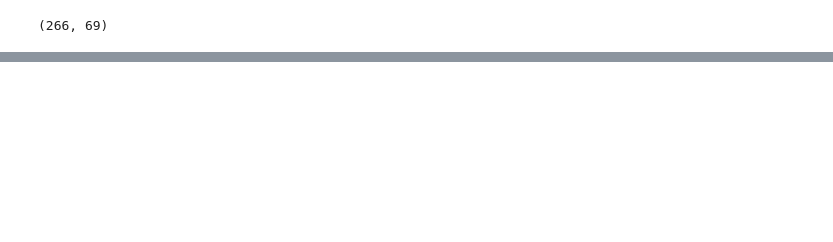
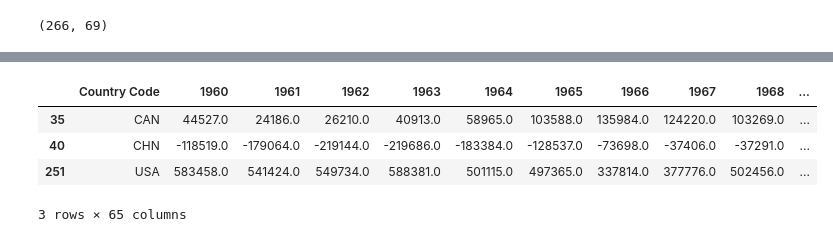
Before and after one commit to Maquililo/prueba-reclutamiento-python, a Jupyter notebook: notebook.ipynb, the cells around one changed output, grey strips where cells are left out. Cells and saved outputs as stored; diff of their text form; code cells hidden in the pictures; blank space fills up the shorter version.

```diff
--- a/notebook.ipynb
+++ b/notebook.ipynb
@@ -14,0 +17,3 @@ fatal: destination path 'prueba-reclutamiento-python' already exists and is not
+# %%
+def load_csv(file_name, skiprows = 4):
+    return pd.read_csv('/content/prueba-reclutamiento-python/DATASETS/' + file_name, skiprows = skiprows)
@@ -222,0 +192,8 @@ get_info(migneta['Indicator Code'])
+# %%
+mig
+# %% [output]
+|  | Country Code | 1960 | 1961 | 1962 | 1963 | 1964 | 1965 | 1966 | 1967 | 1968 | ... |
+| 35 | CAN | 44527.0 | 24186.0 | 26210.0 | 40913.0 | 58965.0 | 103588.0 | 135984.0 | 124220.0 | 103269.0 | ... |
+| 40 | CHN | -118519.0 | -179064.0 | -219144.0 | -219686.0 | -183384.0 | -128537.0 | -73698.0 | -37406.0 | -37291.0 | ... |
+| 251 | USA | 583458.0 | 541424.0 | 549734.0 | 588381.0 | 501115.0 | 497365.0 | 337814.0 | 377776.0 | 502456.0 | ... |
+3 rows × 65 columns
```
Also changed, not shown: parts of 44 cells of this notebook.
